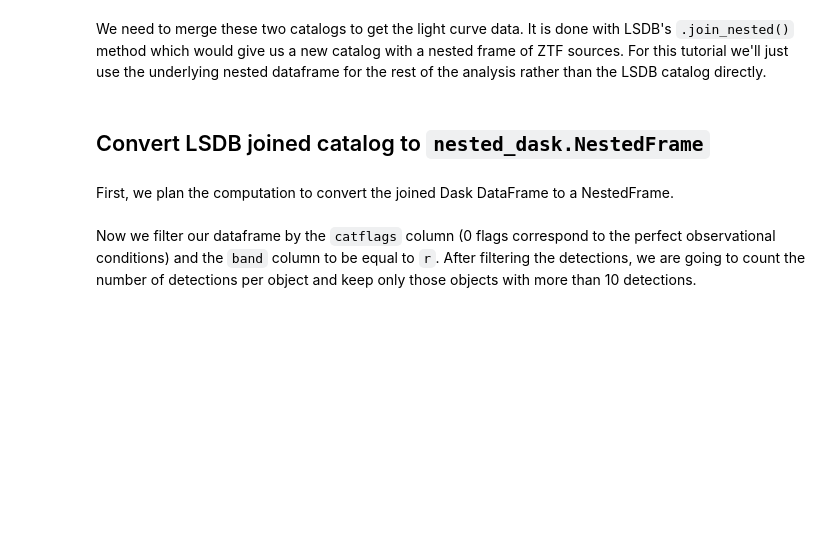
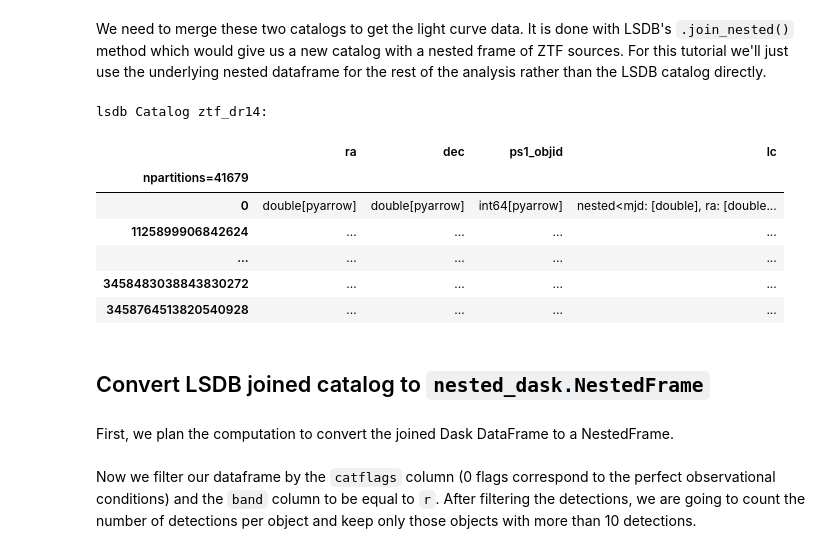
Before and after one commit to lincc-frameworks/notebooks_lf, a Jupyter notebook: ztf_periodogram/ztf_periodogram_PSC.ipynb, the cells around one changed output. Saved outputs shown, nothing was run; the diff lists cells and outputs as text; code cells hidden in the pictures; blank space fills up the shorter version.

```diff
--- a/ztf_periodogram/ztf_periodogram_PSC.ipynb
+++ b/ztf_periodogram/ztf_periodogram_PSC.ipynb
@@ -116,10 +163,22 @@ We need to merge these two catalogs to get the light curve data.
 It is done with LSDB's `.join_nested()` method which would give us a new catalog with a nested frame of ZTF sources. For this tutorial we'll just use the underlying nested dataframe for the rest of the analysis rather than the LSDB catalog directly.
 # %%
 # Nesting Sources into Object
-nested_ddf = lsdb_object.join_nested(lsdb_source, left_on="ps1_objid", right_on="ps1_objid", nested_column_name="lc")
-
-# TODO remove once have added LSDB wrappers for nested_dask (reduce, dropna, etc)
-nested_ddf = nested_ddf._ddf
+ztf_nested = object_catalog.join_nested(
+    source_catalog,
+    left_on="ps1_objid",
+    right_on="ps1_objid",
+    nested_column_name="lc",
+)
+ztf_nested
+# %% [output]
+lsdb Catalog ztf_dr14:
+|  | ra | dec | ps1_objid | lc |
+| npartitions=41679 |  |  |  |  |
+| 0 | double[pyarrow] | double[pyarrow] | int64[pyarrow] | nested<mjd: [double], ra: [double... |
+| 1125899906842624 | ... | ... | ... | ... |
+| ... | ... | ... | ... | ... |
+| 3458483038843830272 | ... | ... | ... | ... |
+| 3458764513820540928 | ... | ... | ... | ... |
 # %% [markdown]
 ## Convert LSDB joined catalog to `nested_dask.NestedFrame`
 # %% [markdown]
```
Also changed, not shown: parts of 17 cells of this notebook.
